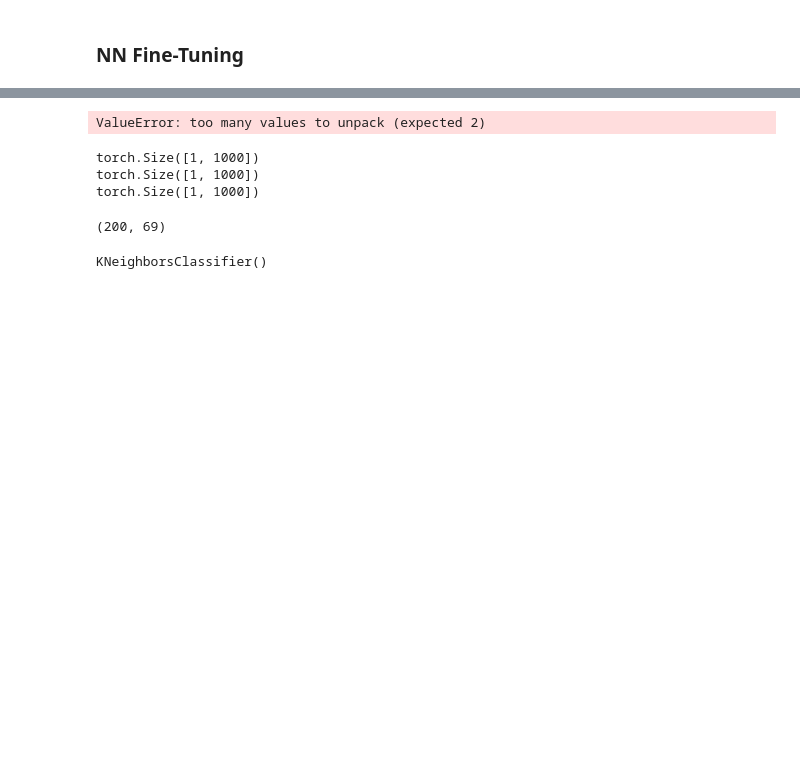
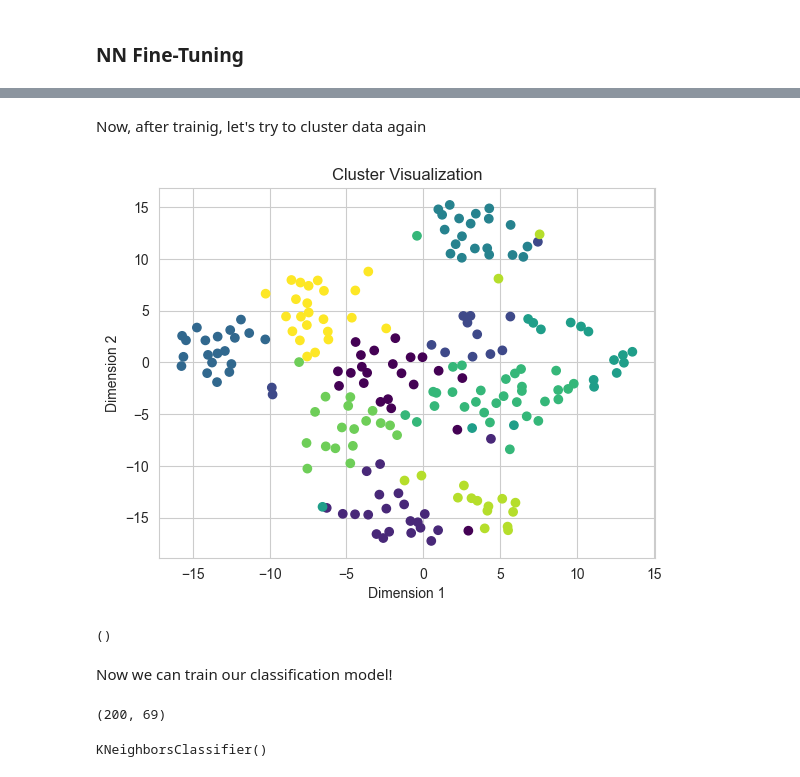
Before and after one commit to car-brand-detection/car-brand-detection, a Jupyter notebook: models/Triplet_Network.ipynb, the cells around one changed output, grey strips where cells are left out. Cells and saved outputs as stored; diff of their text form; code cells hidden in the pictures; blank space fills up the shorter version.

```diff
--- a/models/Triplet_Network.ipynb
+++ b/models/Triplet_Network.ipynb
@@ -335 +468,16 @@ def train_iteration_triplet(model, train_loader, criterion, optimizer, device):
+# %%
+def plot_stats(
+        train_loss: list[float],
+        valid_loss: list[float],
+        title: str
+):
+    plt.figure(figsize=(16, 8))
+
+    plt.title(title + ' loss')
+
+    plt.plot(train_loss, label='Train loss')
+    plt.plot(valid_loss, label='Valid loss')
+    plt.legend()
+    plt.grid()
+    plt.show()
 # %%
@@ -389,2 +521,12 @@ def get_embeddings(model, data_loader, criterion, device='cpu'):
+# %%
+optimizer = torch.optim.Adam(model.parameters(), lr=1e-4, weight_decay = 1e-5)
+# %%
+num_epochs = 15
 # %%
-get_embeddings(model=model, data_loader=train_dataloader, criterion=None, device=device)
+model = train_model(model=model,
+                    train_loader=train_dataloader,
+                    val_loader=val_dataloader,
+                    criterion=triplet_criterion,
+                    optimizer=optimizer,
+                    num_epochs=num_epochs,
+                    device=device)
@@ -411,15 +546,0 @@ ResNet(
-# %%
-get_embeddings(model=model, data_loader=train_dataset[1], criterion=None, device=device)
-# %% [output]
-ValueError: too many values to unpack (expected 2)
-# %%
-
-for i in range(3):
-    image = train_dataset[i][0]
-    with torch.no_grad():
-        features = model(image.unsqueeze(0))
-    print(torch.flatten(features, start_dim=1).shape)
-# %% [output]
-torch.Size([1, 1000])
-torch.Size([1, 1000])
-torch.Size([1, 1000])
@@ -432,3 +547,25 @@ from sklearn.cluster import KMeans
+# %% [markdown]
+Now, after trainig, let's try to cluster data again
+# %%
+cluster_and_visualize_embeddings(
+    embeddings=collect_embeddings(
+        model=model,
+        data=train_dataset,
+        device=device
+    ),
+    dimension=2,
+    reduce_embeddings_to=8,
+    cluster_with='knn',
+    reduce_with='tsne',
+    eps=1.9,
+)
+(
+)
+# %% [output]
+[figure, added]
+()
+# %% [markdown]
+Now we can train our classification model!
 # %%
 model = KMeans(n_clusters=10)
 # %%
```
Also changed, not shown: parts of 24 cells of this notebook.
